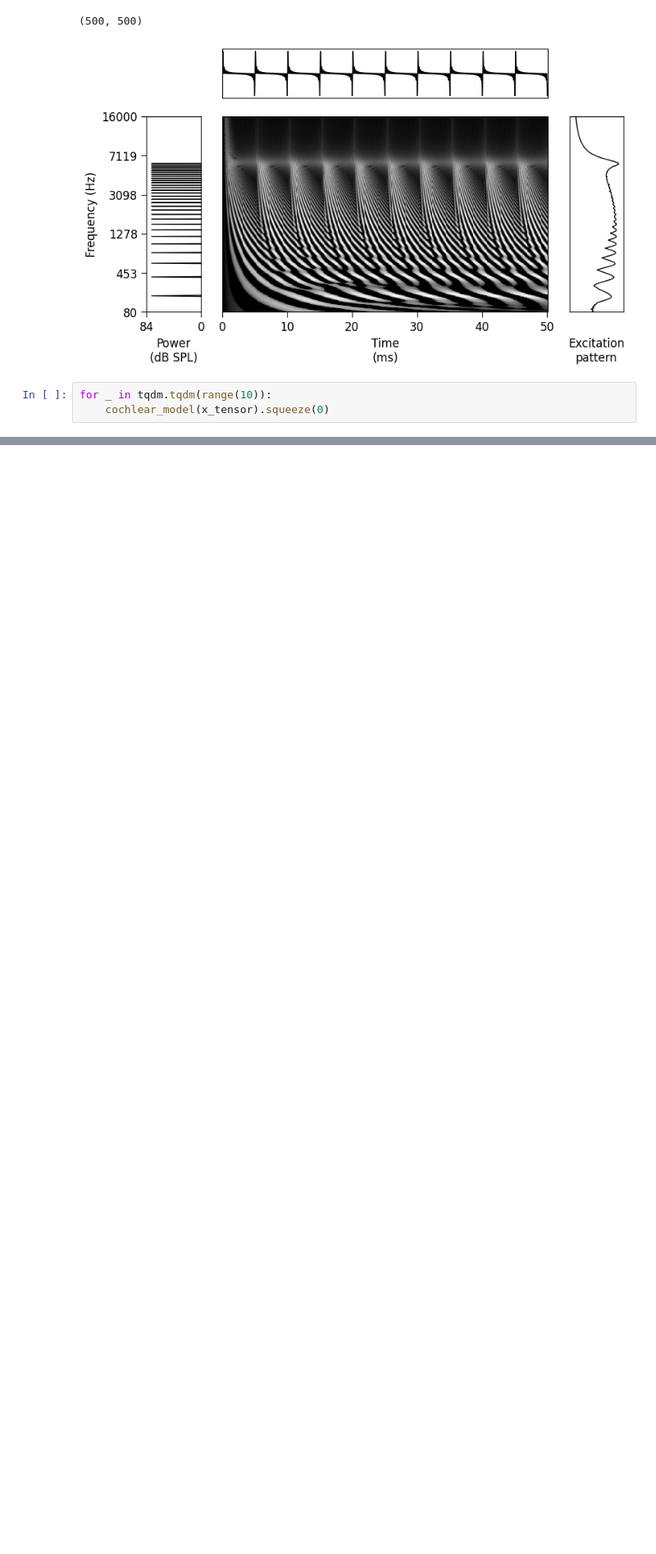
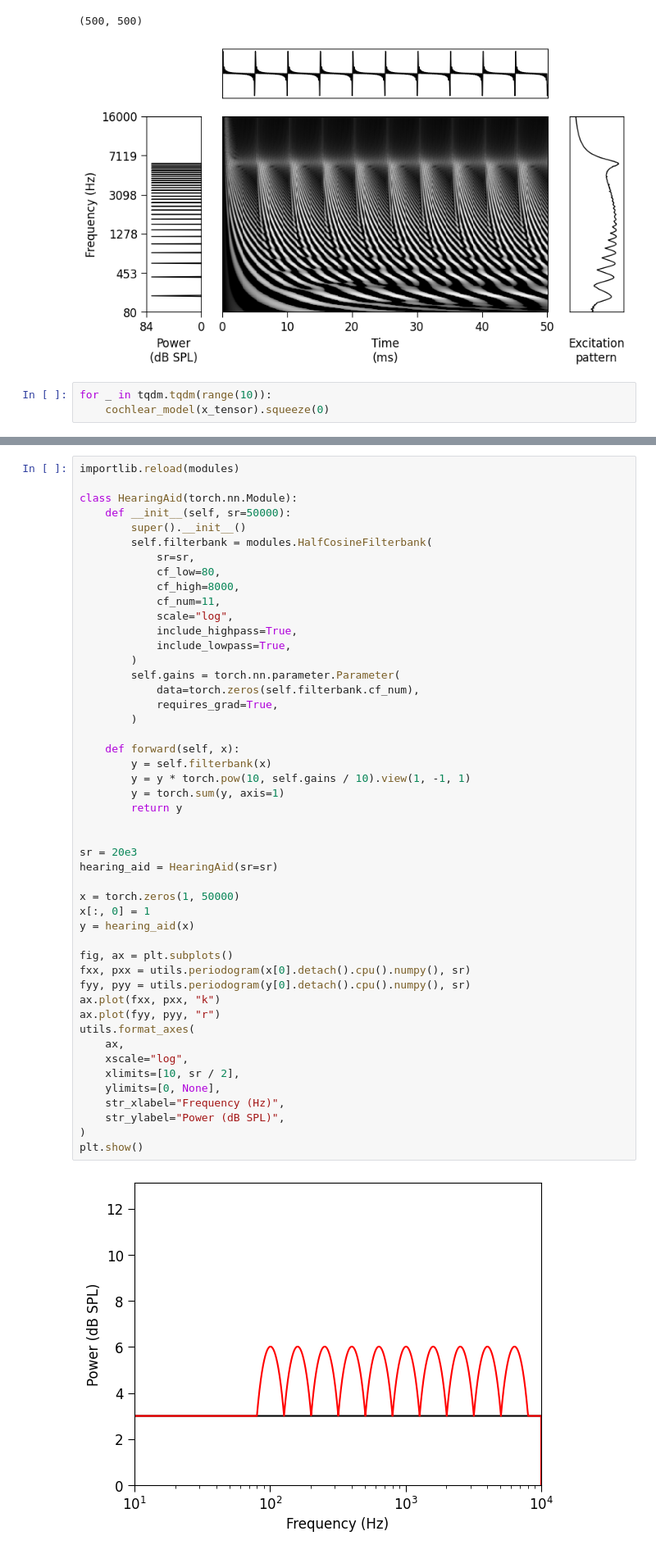
Before and after one commit to msaddler/auditory_model_tutorial, a Jupyter notebook: DEV.ipynb, the cells around one changed output, grey strips where cells are left out. Shown at 82% size. Saved outputs shown, nothing was run; the diff lists cells and outputs as text; blank space fills up the shorter version.

Commit message:
toy hearing aid optmization example; rough implementation

```diff
--- a/DEV.ipynb
+++ b/DEV.ipynb
@@ -252,0 +275,50 @@ plt.show()
+# %%
+importlib.reload(modules)
+
+class HearingAid(torch.nn.Module):
+    def __init__(self, sr=50000):
+        super().__init__()
+        self.filterbank = modules.HalfCosineFilterbank(
+            sr=sr,
+            cf_low=80,
+            cf_high=8000,
+            cf_num=11,
+            scale="log",
+            include_highpass=True,
+            include_lowpass=True,
+        )
+        self.gains = torch.nn.parameter.Parameter(
+            data=torch.zeros(self.filterbank.cf_num),
+            requires_grad=True,
+        )
+
+    def forward(self, x):
+        y = self.filterbank(x)
+        y = y * torch.pow(10, self.gains / 10).view(1, -1, 1)
+        y = torch.sum(y, axis=1)
+        return y
+
+
+sr = 20e3
+hearing_aid = HearingAid(sr=sr)
+
+x = torch.zeros(1, 50000)
+x[:, 0] = 1
+y = hearing_aid(x)
+
+fig, ax = plt.subplots()
+fxx, pxx = utils.periodogram(x[0].detach().cpu().numpy(), sr)
+fyy, pyy = utils.periodogram(y[0].detach().cpu().numpy(), sr)
+ax.plot(fxx, pxx, "k")
+ax.plot(fyy, pyy, "r")
+utils.format_axes(
+    ax,
+    xscale="log",
+    xlimits=[10, sr / 2],
+    ylimits=[0, None],
+    str_xlabel="Frequency (Hz)",
+    str_ylabel="Power (dB SPL)",
+)
+plt.show()
+# %% [output]
+[figure, added]
```
Also changed, not shown: parts of 9 cells of this notebook, 1 other file.
